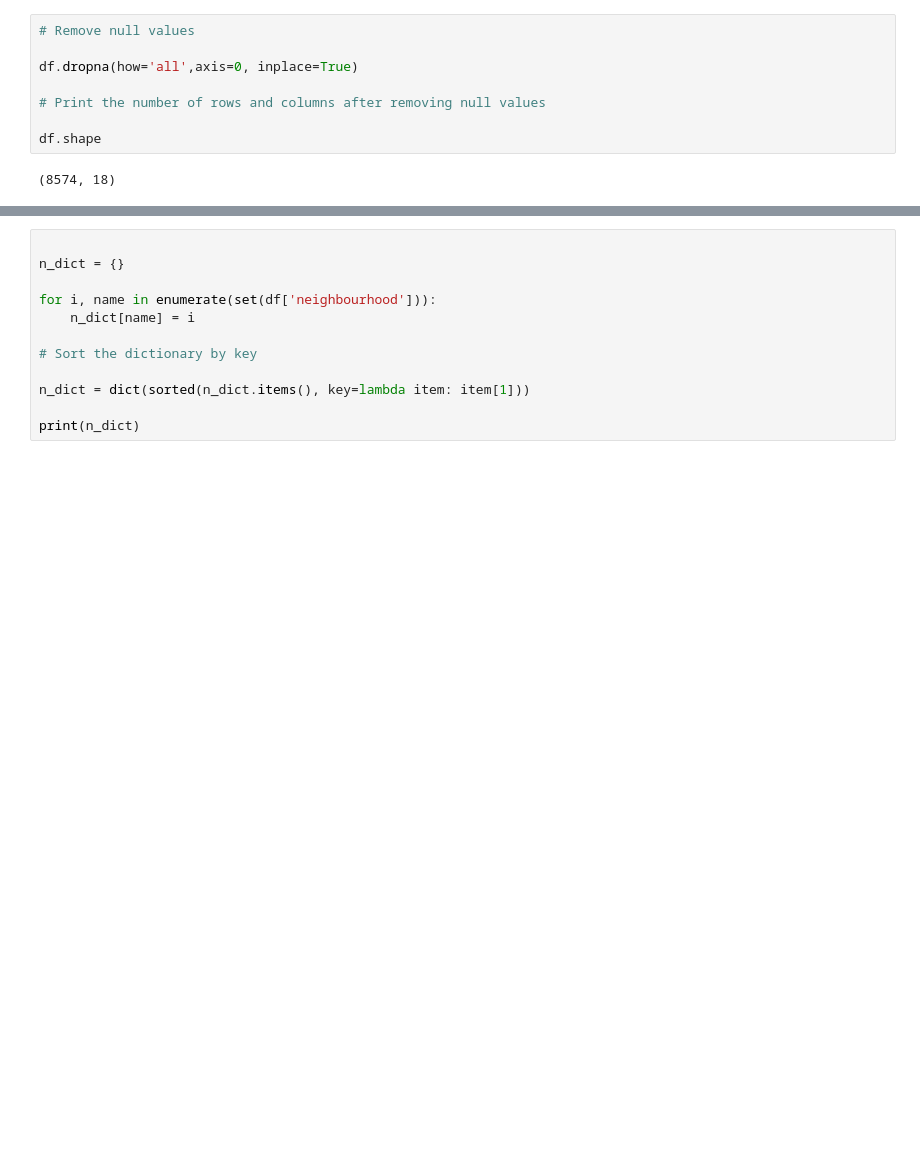
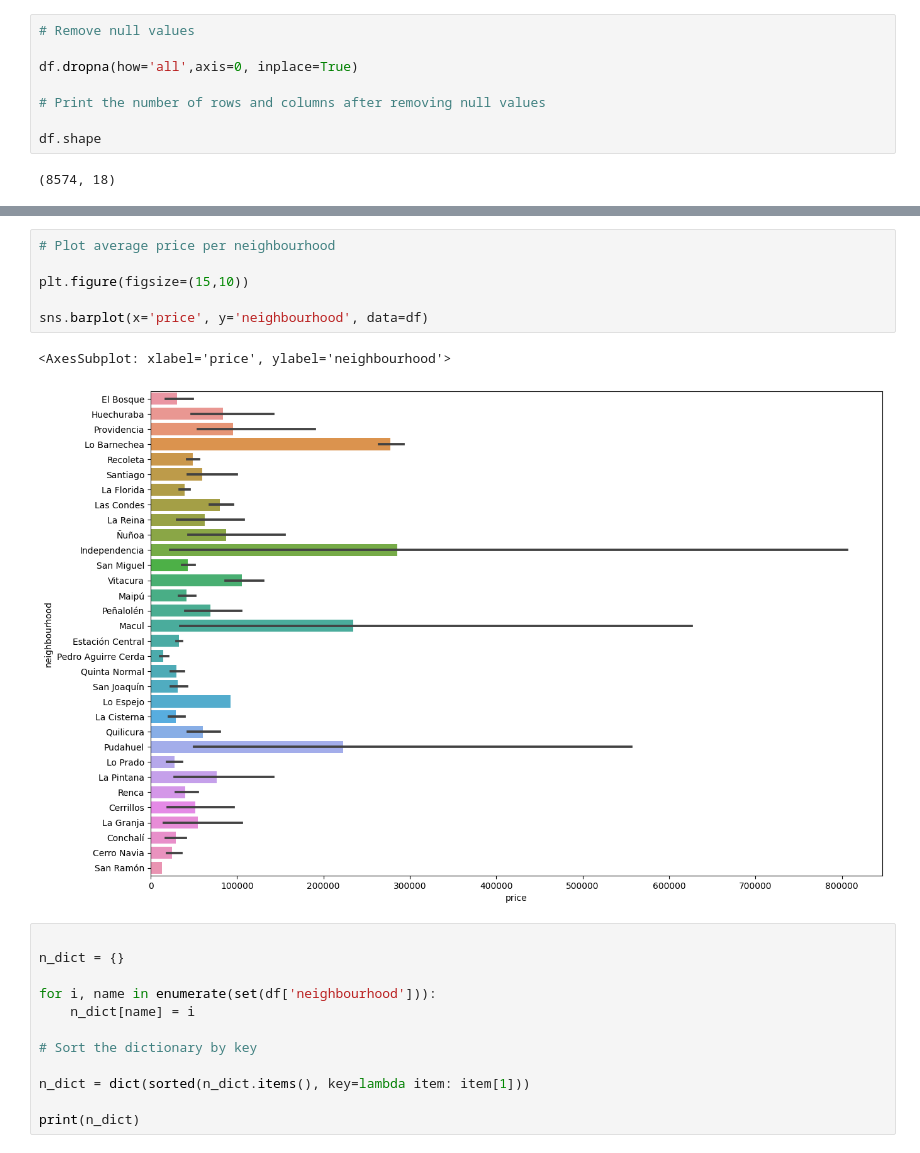
Before and after one commit to dpizarrow/Airbnb-Price-Predictor, a Jupyter notebook: model.ipynb, the cells around one changed output, grey strips where cells are left out. Saved outputs shown, nothing was run; the diff lists cells and outputs as text; blank space fills up the shorter version.

```diff
--- a/model.ipynb
+++ b/model.ipynb
@@ -71,3 +93,12 @@ df.head()
+# %%
+# Plot average price per neighbourhood
+
+plt.figure(figsize=(15,10))
+
+sns.barplot(x='price', y='neighbourhood', data=df)
+# %% [output]
+<AxesSubplot: xlabel='price', ylabel='neighbourhood'>
+[figure, added]
 # %%
 
 n_dict = {}
```
Also changed, not shown: parts of 2 cells of this notebook.
